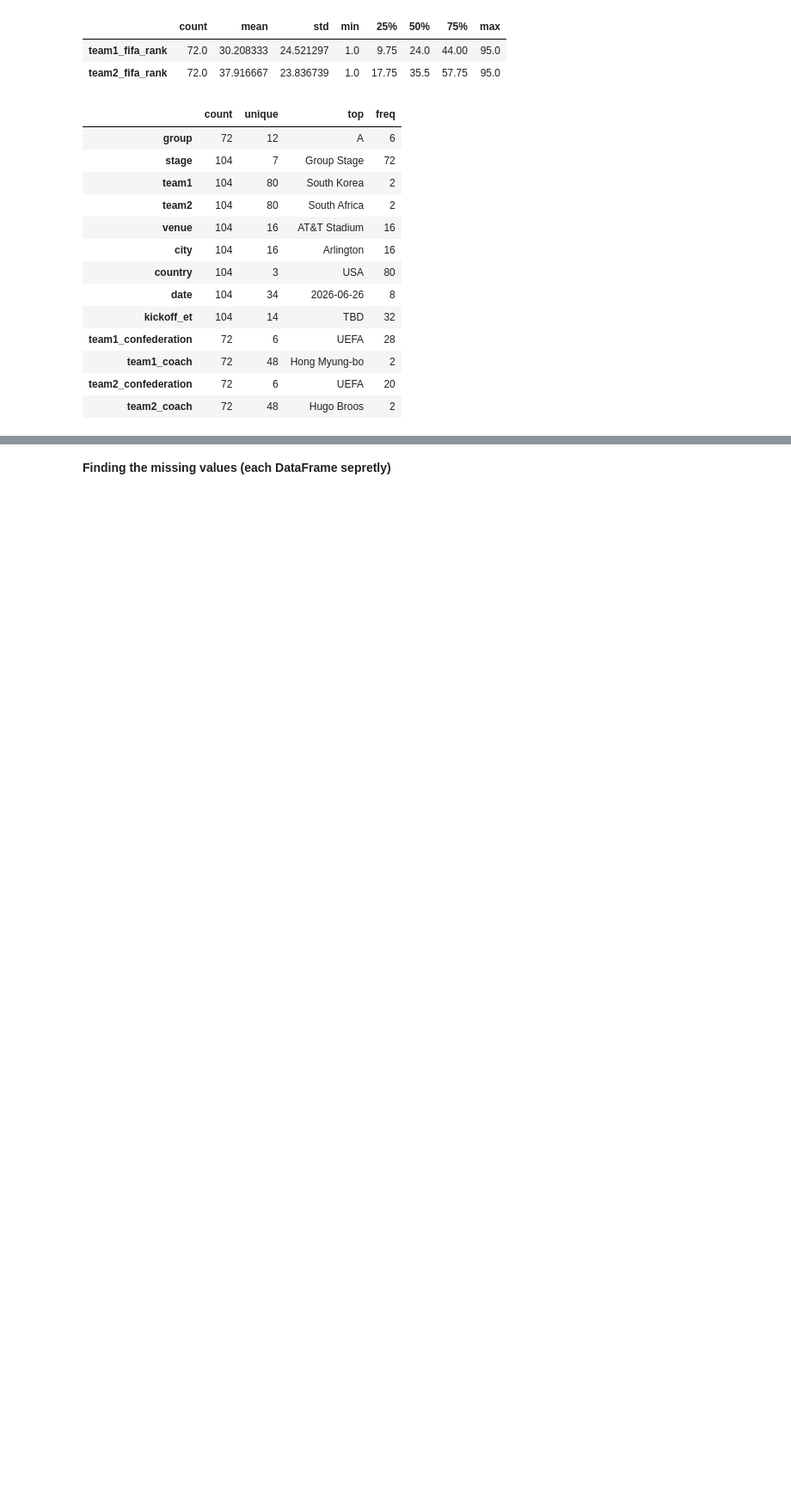
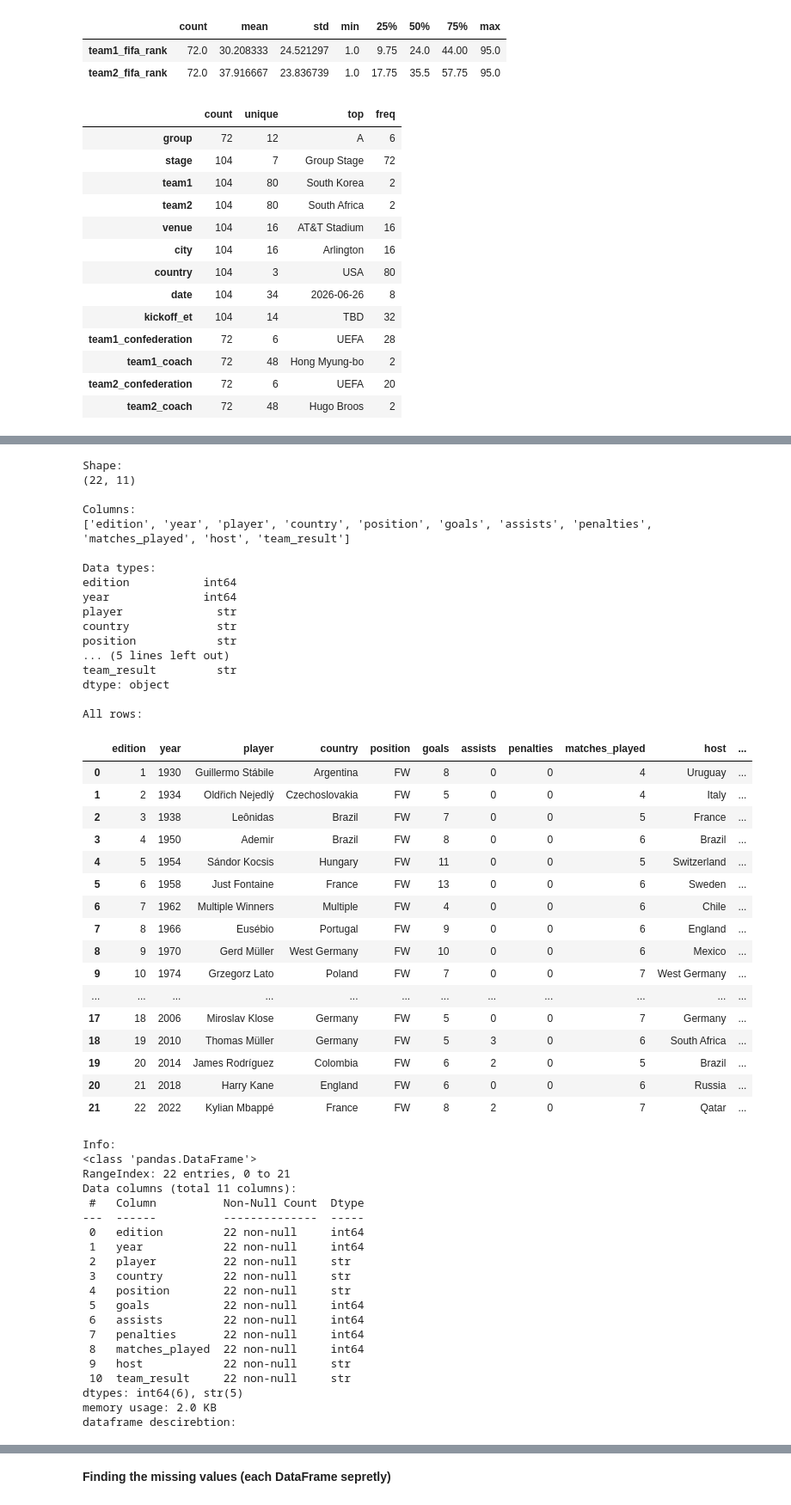
Before and after one commit to iMohamed-XD/Tamkeen, a Jupyter notebook: 5-data_project/main.ipynb, the cells around one changed output, grey strips where cells are left out. Shown at 86% size. Cells and saved outputs as stored; diff of their text form; code cells hidden in the pictures; blank space fills up the shorter version.

```diff
--- a/5-data_project/main.ipynb
+++ b/5-data_project/main.ipynb
@@ -132,11 +331,66 @@ df_matches.describe(include="str").T
 # %%
 print(f"\nShape:\n{df_scorers.shape}")
 print(f"\nColumns:\n{df_scorers.columns.tolist()}")
 print(f"\nData types:\n{df_scorers.dtypes}")
-print("\nFirst 5 rows:")
-display(df_scorers.head())
+print("\nAll rows:")
+display(df_scorers)
 print("\nInfo:")
 df_scorers.info()
 print("dataframe descirebtion: ")
 display(df_scorers.describe().T)
 df_scorers.describe(include="str").T
+# %% [output]
+Shape:
+(22, 11)
+
+Columns:
+['edition', 'year', 'player', 'country', 'position', 'goals', 'assists', 'penalties', 'matches_played', 'host', 'team_result']
+
+Data types:
+edition           int64
+year              int64
+player              str
+country             str
+position            str
+... (5 lines left out)
+team_result         str
+dtype: object
+
+All rows:
+|  | edition | year | player | country | position | goals | assists | penalties | matches_played | host | ... |
+| 0 | 1 | 1930 | Guillermo Stábile | Argentina | FW | 8 | 0 | 0 | 4 | Uruguay | ... |
+| 1 | 2 | 1934 | Oldřich Nejedlý | Czechoslovakia | FW | 5 | 0 | 0 | 4 | Italy | ... |
+| 2 | 3 | 1938 | Leônidas | Brazil | FW | 7 | 0 | 0 | 5 | France | ... |
+| 3 | 4 | 1950 | Ademir | Brazil | FW | 8 | 0 | 0 | 6 | Brazil | ... |
+| 4 | 5 | 1954 | Sándor Kocsis | Hungary | FW | 11 | 0 | 0 | 5 | Switzerland | ... |
+| 5 | 6 | 1958 | Just Fontaine | France | FW | 13 | 0 | 0 | 6 | Sweden | ... |
+| 6 | 7 | 1962 | Multiple Winners | Multiple | FW | 4 | 0 | 0 | 6 | Chile | ... |
+| 7 | 8 | 1966 | Eusébio | Portugal | FW | 9 | 0 | 0 | 6 | England | ... |
+| 8 | 9 | 1970 | Gerd Müller | West Germany | FW | 10 | 0 | 0 | 6 | Mexico | ... |
+| 9 | 10 | 1974 | Grzegorz Lato | Poland | FW | 7 | 0 | 0 | 7 | West Germany | ... |
+| ... | ... | ... | ... | ... | ... | ... | ... | ... | ... | ... | ... |
+| 17 | 18 | 2006 | Miroslav Klose | Germany | FW | 5 | 0 | 0 | 7 | Germany | ... |
+| 18 | 19 | 2010 | Thomas Müller | Germany | FW | 5 | 3 | 0 | 6 | South Africa | ... |
+| 19 | 20 | 2014 | James Rodríguez | Colombia | FW | 6 | 2 | 0 | 5 | Brazil | ... |
+| 20 | 21 | 2018 | Harry Kane | England | FW | 6 | 0 | 0 | 6 | Russia | ... |
+| 21 | 22 | 2022 | Kylian Mbappé | France | FW | 8 | 2 | 0 | 7 | Qatar | ... |
+Info:
+<class 'pandas.DataFrame'>
+RangeIndex: 22 entries, 0 to 21
+Data columns (total 11 columns):
+ #   Column          Non-Null Count  Dtype
+---  ------          --------------  -----
+ 0   edition         22 non-null     int64
+ 1   year            22 non-null     int64
+ 2   player          22 non-null     str
+ 3   country         22 non-null     str
+ 4   position        22 non-null     str
+ 5   goals           22 non-null     int64
+ 6   assists         22 non-null     int64
+ 7   penalties       22 non-null     int64
+ 8   matches_played  22 non-null     int64
+ 9   host            22 non-null     str
+ 10  team_result     22 non-null     str
+dtypes: int64(6), str(5)
+memory usage: 2.0 KB
+dataframe descirebtion:
```
Also changed, not shown: parts of 22 cells of this notebook, 6 other files.
